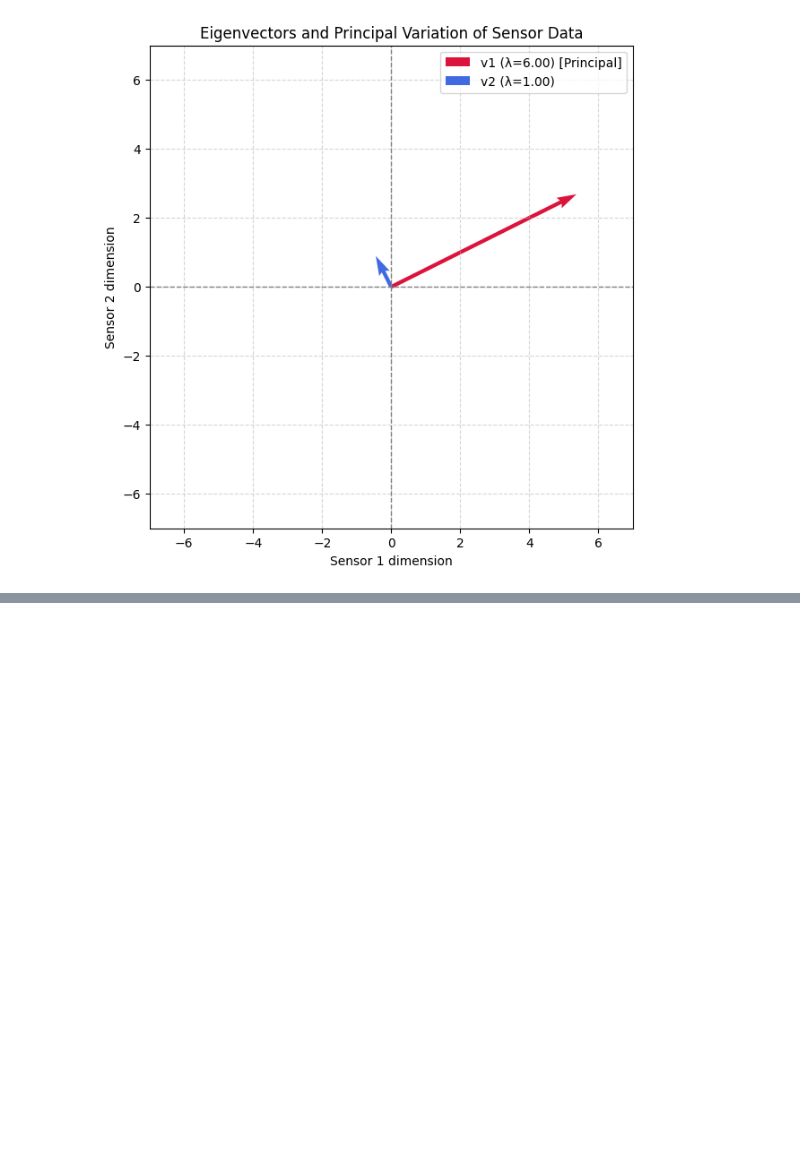
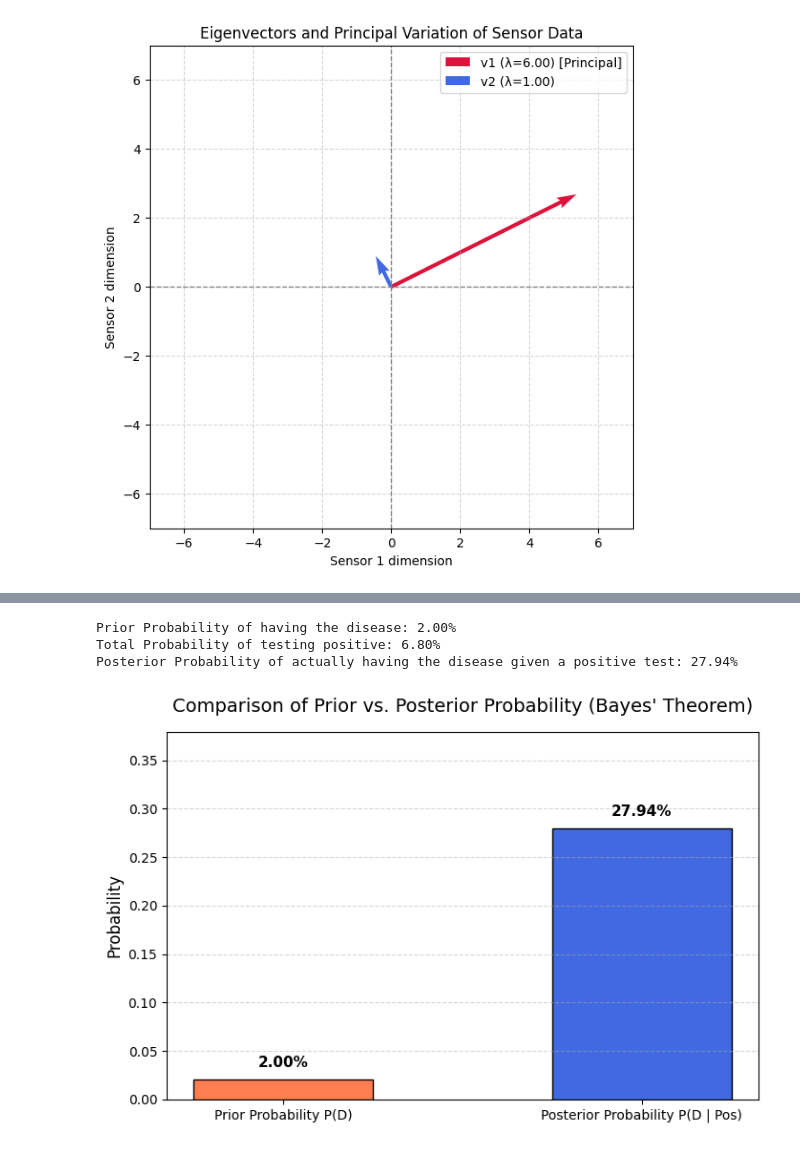
Before and after one commit to bollepallideepthi/CSA47-DeepLearning, a Jupyter notebook: DL_Program's.ipynb, the cells around one changed output, grey strips where cells are left out. Saved outputs shown, nothing was run; the diff lists cells and outputs as text; code cells hidden in the pictures; blank space fills up the shorter version.

```diff
--- a/DL_Program's.ipynb
+++ b/DL_Program's.ipynb
@@ -517,0 +607,43 @@ Eigenvector v2 = [-0.4472136   0.89442719]
+# %%
+import matplotlib.pyplot as plt
+
+
+prior_disease = 0.02
+prior_no_disease = 0.98
+
+sensitivity = 0.95
+false_positive_rate = 0.05
+
+
+p_positive = (sensitivity * prior_disease) + (false_positive_rate * prior_no_disease)
+
+
+posterior_disease = (sensitivity * prior_disease) / p_positive
+
+print(f"Prior Probability of having the disease: {prior_disease*100:.2f}%")
+print(f"Total Probability of testing positive: {p_positive*100:.2f}%")
+print(f"Posterior Probability of actually having the disease given a positive test: {posterior_disease*100:.2f}%\n")
+
+
+labels = ['Prior Probability P(D)', 'Posterior Probability P(D | Pos)']
+values = [prior_disease, posterior_disease]
+colors = ['coral', 'royalblue']
+
+plt.figure(figsize=(8, 5))
+bars = plt.bar(labels, values, color=colors, edgecolor='black', width=0.5)
+
+for bar in bars:
+    height = bar.get_height()
+    plt.text(bar.get_x() + bar.get_width()/2.0, height + 0.01,
+             f'{height*100:.2f}%', ha='center', va='bottom', fontsize=11, fontweight='bold')
+
+plt.title("Comparison of Prior vs. Posterior Probability (Bayes' Theorem)", fontsize=14, pad=15)
+plt.ylabel('Probability', fontsize=12)
+plt.ylim(0, max(values) + 0.1)
+plt.grid(axis='y', linestyle='--', alpha=0.5)
+plt.show()
+# %% [output]
+Prior Probability of having the disease: 2.00%
+Total Probability of testing positive: 6.80%
+Posterior Probability of actually having the disease given a positive test: 27.94%
+[figure, added]
```
Also changed, not shown: parts of 5 cells of this notebook.
